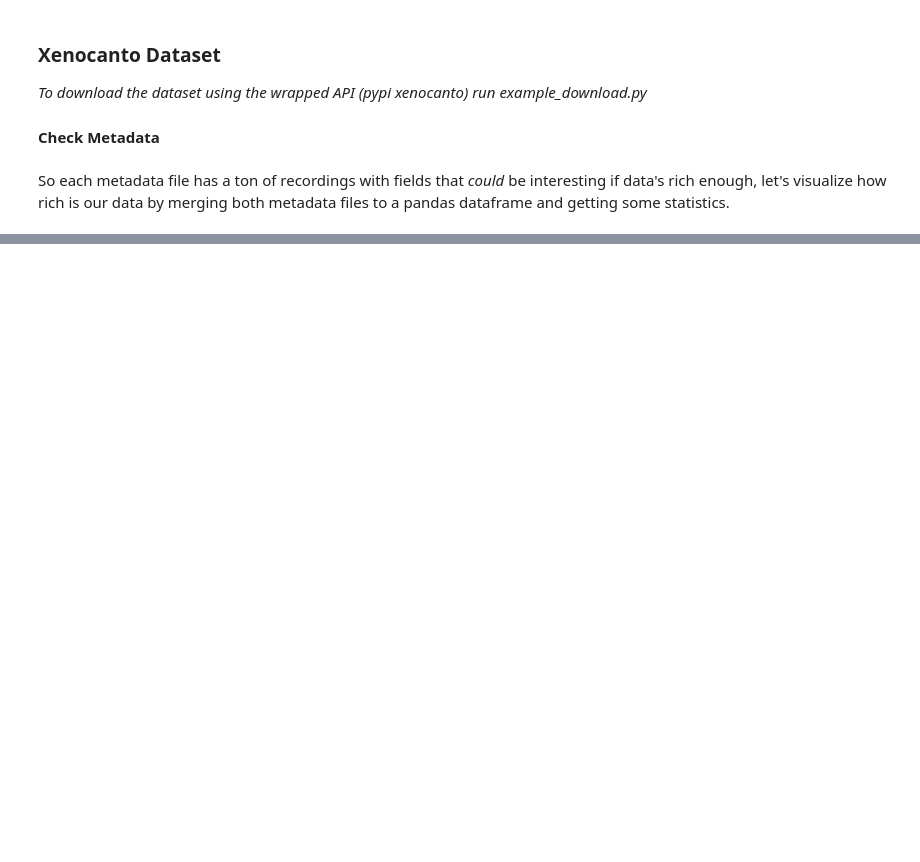
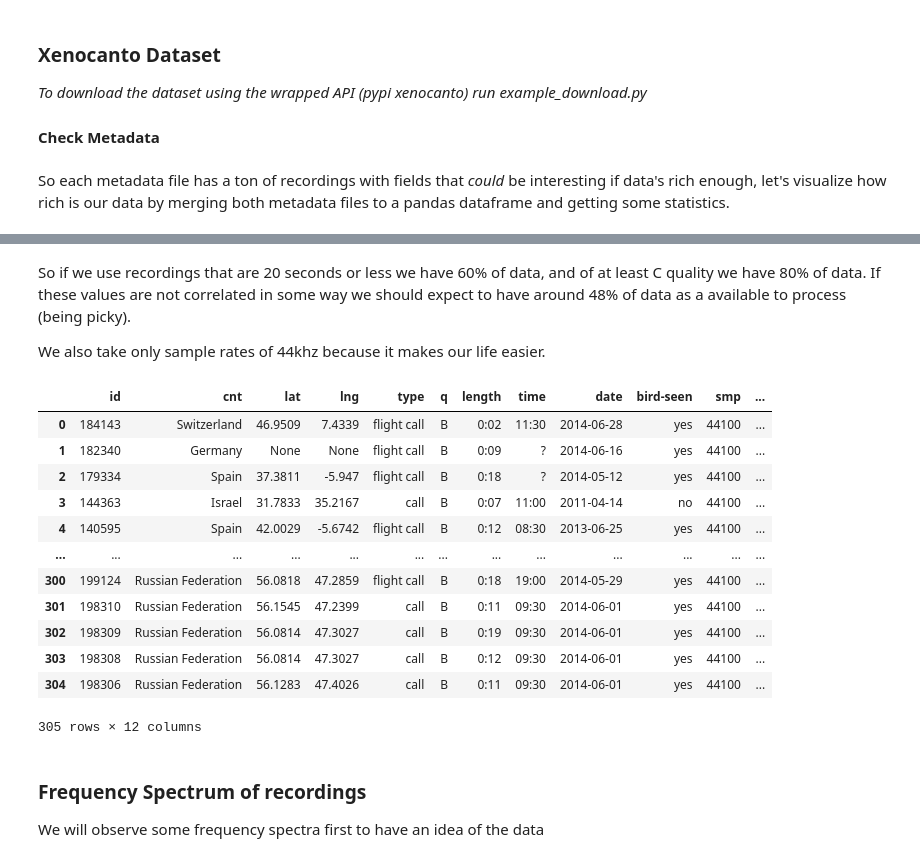
Before and after one commit to harrisonford/bird-zipf, a Jupyter notebook: Analysis.ipynb, the cells around one changed output, grey strips where cells are left out. Drawn from its saved outputs; the diff is of its cells as text; code cells hidden in the pictures; blank space fills up the shorter version.

Commit message:
feat(analysis): clean dataset get

```diff
--- a/Analysis.ipynb
+++ b/Analysis.ipynb
@@ -81,0 +86,5 @@ df.sample(5)
+# %%
+# clean a bit
+uselful_cols = ['id', 'cnt', 'lat', 'lng', 'type', 'q', 'length', 'time', 'date', 'bird-seen', 'smp']
+
+df[uselful_cols].sample(10)
@@ -81,0 +111,35 @@ df.sample(5)
+# %%
+# clean by seconds
+def time_to_seconds(time_str):
+    minutes, seconds = map(int, time_str.split(':'))
+    return minutes * 60 + seconds
+
+df['seconds'] = df['length'].apply(time_to_seconds)
+px.histogram(df[df.seconds <= 120], x='seconds', cumulative=True,
+             template='plotly_dark', title='Recordings by Duration [s]', histnorm='percent')
+# %% [markdown]
+So if we use recordings that are 20 seconds or less we have 60% of data, and of at least C quality we have 80% of data. If these values are not correlated in some way we should expect to have around 48% of data as a available to process (being picky).
+
+We also take only sample rates of 44khz because it makes our life easier.
+# %%
+# create a sub dataset with the picky data
+dataset = df[uselful_cols + ['seconds']][(df.seconds <= 20) & ((df.q != 'D') | (df.q != 'E')) & (df.smp == '44100')].copy().reset_index(drop=True)
+dataset
+# %% [output]
+|  | id | cnt | lat | lng | type | q | length | time | date | bird-seen | smp | ... |
+| 0 | 184143 | Switzerland | 46.9509 | 7.4339 | flight call | B | 0:02 | 11:30 | 2014-06-28 | yes | 44100 | ... |
+| 1 | 182340 | Germany | None | None | flight call | B | 0:09 | ? | 2014-06-16 | yes | 44100 | ... |
+| 2 | 179334 | Spain | 37.3811 | -5.947 | flight call | B | 0:18 | ? | 2014-05-12 | yes | 44100 | ... |
+| 3 | 144363 | Israel | 31.7833 | 35.2167 | call | B | 0:07 | 11:00 | 2011-04-14 | no | 44100 | ... |
+| 4 | 140595 | Spain | 42.0029 | -5.6742 | flight call | B | 0:12 | 08:30 | 2013-06-25 | yes | 44100 | ... |
+| ... | ... | ... | ... | ... | ... | ... | ... | ... | ... | ... | ... | ... |
+| 300 | 199124 | Russian Federation | 56.0818 | 47.2859 | flight call | B | 0:18 | 19:00 | 2014-05-29 | yes | 44100 | ... |
+| 301 | 198310 | Russian Federation | 56.1545 | 47.2399 | call | B | 0:11 | 09:30 | 2014-06-01 | yes | 44100 | ... |
+| 302 | 198309 | Russian Federation | 56.0814 | 47.3027 | call | B | 0:19 | 09:30 | 2014-06-01 | yes | 44100 | ... |
+| 303 | 198308 | Russian Federation | 56.0814 | 47.3027 | call | B | 0:12 | 09:30 | 2014-06-01 | yes | 44100 | ... |
+| 304 | 198306 | Russian Federation | 56.1283 | 47.4026 | call | B | 0:11 | 09:30 | 2014-06-01 | yes | 44100 | ... |
+305 rows × 12 columns
+# %% [markdown]
+### Frequency Spectrum of recordings
+
+We will observe some frequency spectra first to have an idea of the data
```
Also changed, not shown: parts of 5 cells of this notebook.
